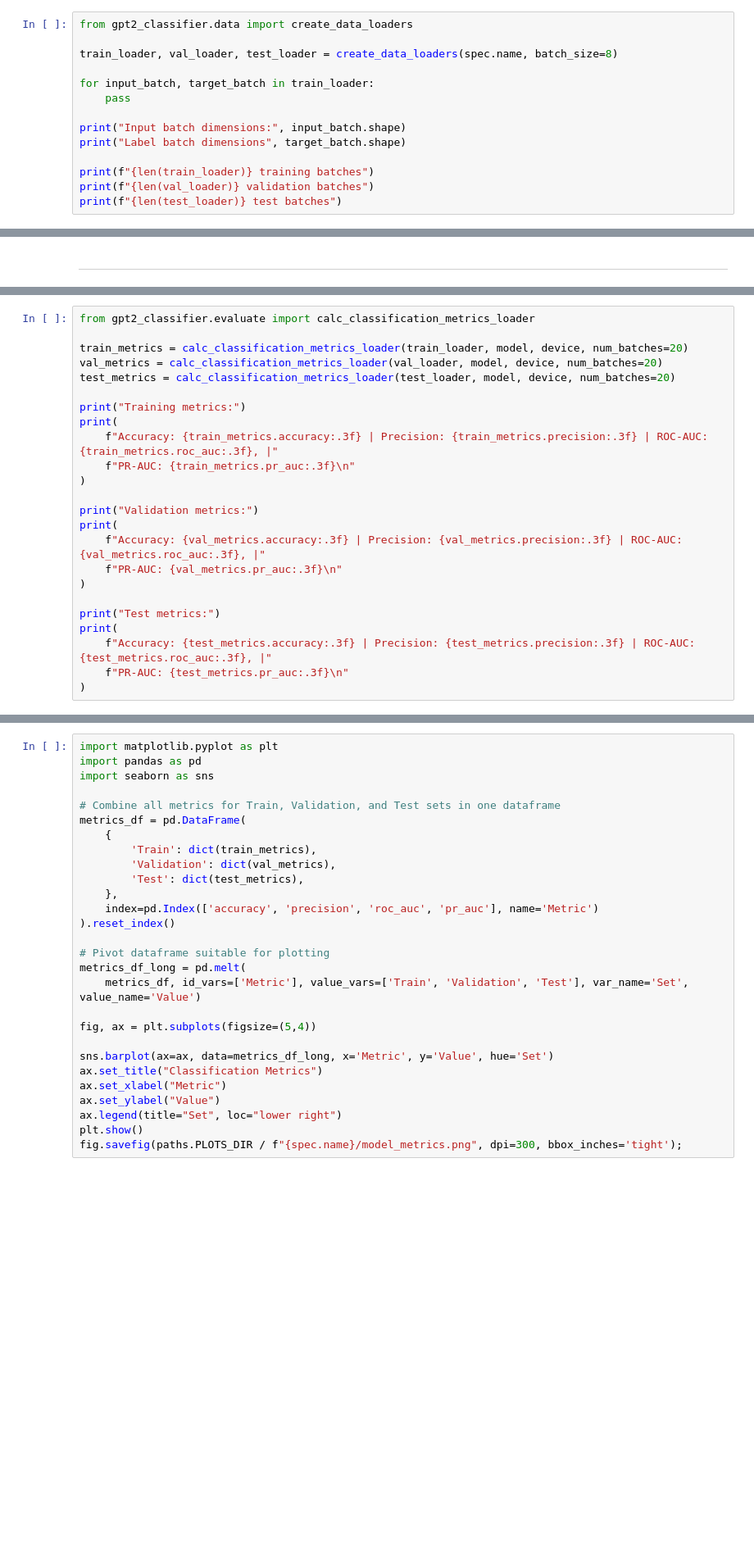
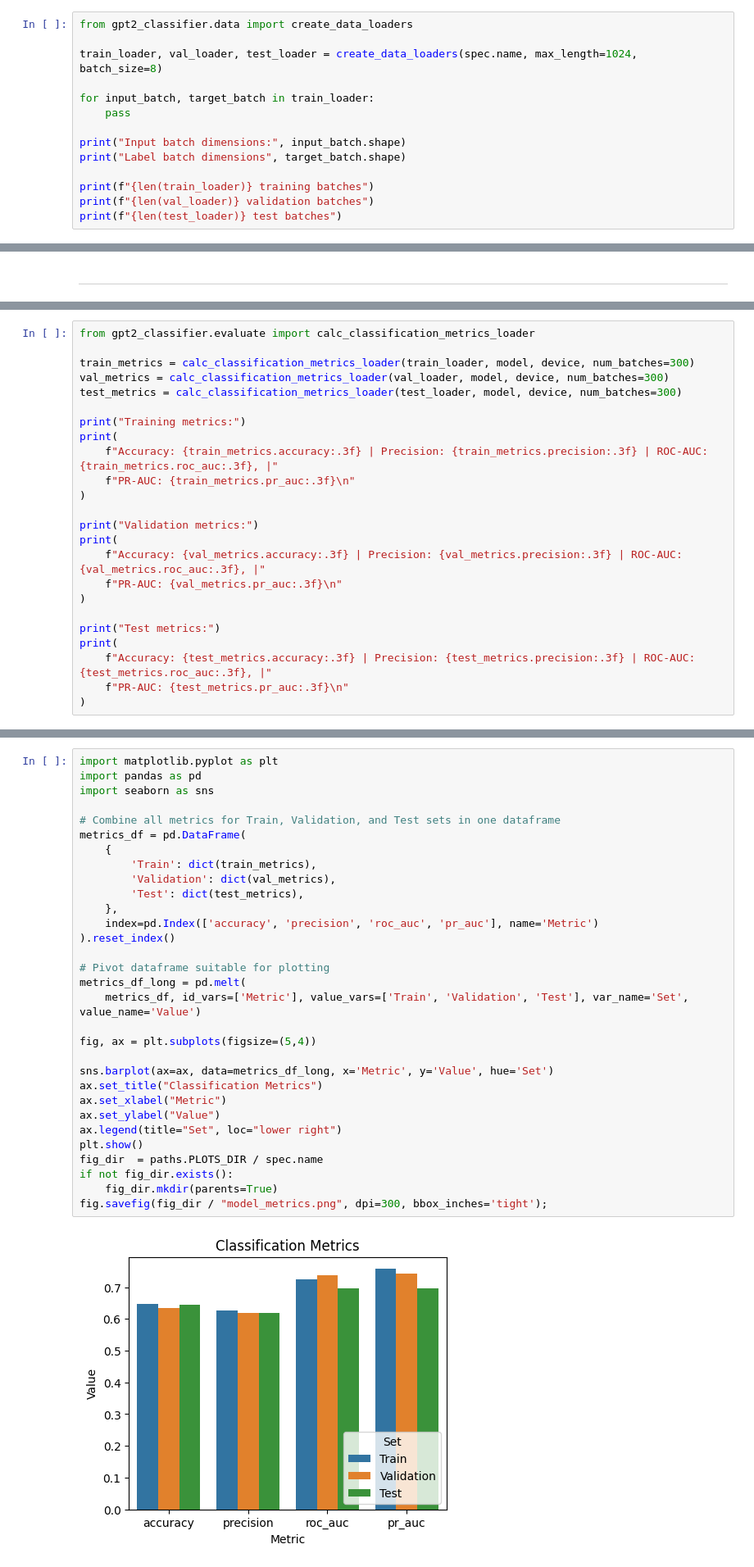
Before and after one commit to paymantohidifar/gpt2-text-classifier-from-scratch, a Jupyter notebook: notebooks/02_email_spam_classification.ipynb, the cells around one changed output, grey strips where cells are left out. Shown at 82% size. Cells and saved outputs as stored; diff of their text form; blank space fills up the shorter version.

Commit message:
polish the notebook. Added new sections on data preparation and performance evaluation

```diff
--- a/notebooks/02_email_spam_classification.ipynb
+++ b/notebooks/02_email_spam_classification.ipynb
@@ -118,7 +144,7 @@ We construct data loaders for the train, validation, and test splits to manage m
 # %%
 from gpt2_classifier.data import create_data_loaders
 
-train_loader, val_loader, test_loader = create_data_loaders(spec.name, batch_size=8)
+train_loader, val_loader, test_loader = create_data_loaders(spec.name, max_length=1024, batch_size=8)
 
 for input_batch, target_batch in train_loader:
     pass
@@ -343,9 +429,9 @@ As a final step in our evaluation pipeline, we compute comprehensive classificat
 # %%
 from gpt2_classifier.evaluate import calc_classification_metrics_loader
 
-train_metrics = calc_classification_metrics_loader(train_loader, model, device, num_batches=20)
-val_metrics = calc_classification_metrics_loader(val_loader, model, device, num_batches=20)
-test_metrics = calc_classification_metrics_loader(test_loader, model, device, num_batches=20)
+train_metrics = calc_classification_metrics_loader(train_loader, model, device, num_batches=300)
+val_metrics = calc_classification_metrics_loader(val_loader, model, device, num_batches=300)
+test_metrics = calc_classification_metrics_loader(test_loader, model, device, num_batches=300)
 
 print("Training metrics:")
 print(
@@ -367,28 +462,33 @@ print(
 # %%
 import matplotlib.pyplot as plt
 import pandas as pd
 import seaborn as sns
 
 # Combine all metrics for Train, Validation, and Test sets in one dataframe
 metrics_df = pd.DataFrame(
     {
         'Train': dict(train_metrics),
         'Validation': dict(val_metrics),
         'Test': dict(test_metrics),
     },
     index=pd.Index(['accuracy', 'precision', 'roc_auc', 'pr_auc'], name='Metric')
 ).reset_index()
 
 # Pivot dataframe suitable for plotting
 metrics_df_long = pd.melt(
     metrics_df, id_vars=['Metric'], value_vars=['Train', 'Validation', 'Test'], var_name='Set', value_name='Value')
 
 fig, ax = plt.subplots(figsize=(5,4))
 
 sns.barplot(ax=ax, data=metrics_df_long, x='Metric', y='Value', hue='Set')
 ax.set_title("Classification Metrics")
 ax.set_xlabel("Metric")
 ax.set_ylabel("Value")
 ax.legend(title="Set", loc="lower right")
 plt.show()
-fig.savefig(paths.PLOTS_DIR / f"{spec.name}/model_metrics.png", dpi=300, bbox_inches='tight');
+fig_dir  = paths.PLOTS_DIR / spec.name
+if not fig_dir.exists():
+    fig_dir.mkdir(parents=True)
+fig.savefig(fig_dir / "model_metrics.png", dpi=300, bbox_inches='tight');
+# %% [output]
+[figure, added]
```
Also changed, not shown: parts of 32 cells of this notebook.
